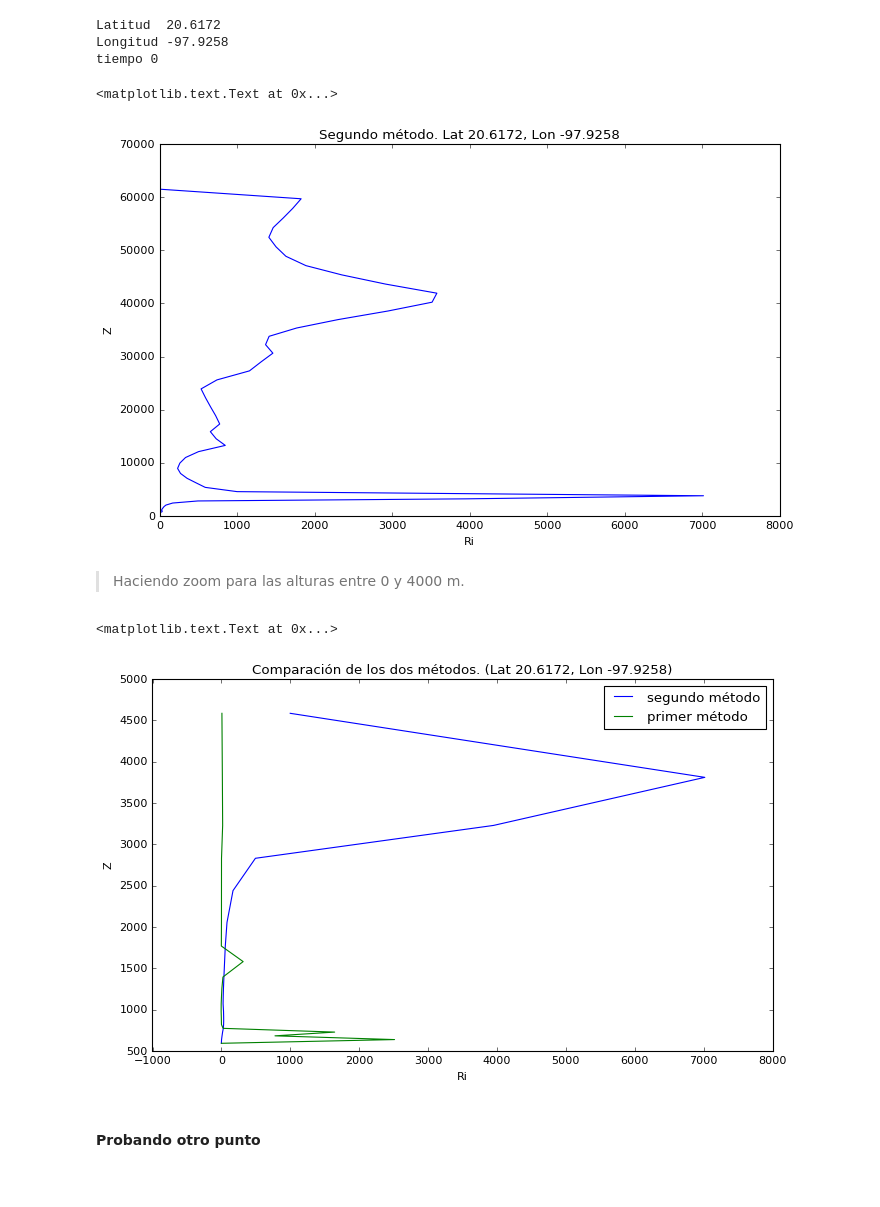
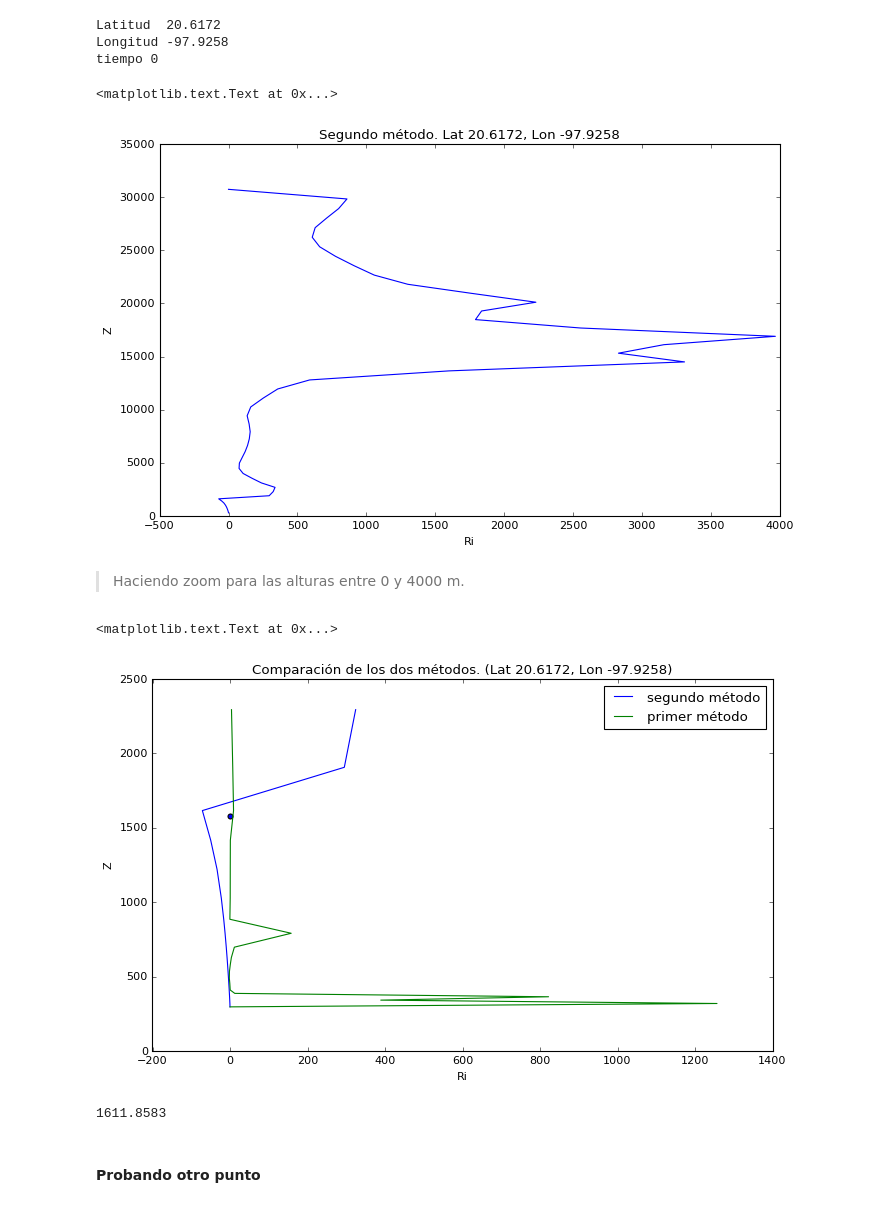
Before and after one commit to cpierard/capa_limite_WRF, a Jupyter notebook: Calculo_Richardson.ipynb, the cells around one changed output. Saved outputs shown, nothing was run; the diff lists cells and outputs as text; code cells hidden in the pictures.

```diff
--- a/Calculo_Richardson.ipynb
+++ b/Calculo_Richardson.ipynb
@@ -225,7 +231,7 @@ def compute_height(PH, PBH):
     for t in range(0, PH.shape[0]):
         for h in range(0, PH.shape[1]-1):
 
-            Z[t, h, :, :] = ((PH[t, h, :, :] + PBH[t, h, :, :]) + (PH[t, h+1, :, :] + PBH[t, h+1, :, :]))/g
+            Z[t, h, :, :] = ((PH[t, h, :, :] + PBH[t, h, :, :]) + (PH[t, h+1, :, :] + PBH[t, h+1, :, :]))/(2*g)
 
     return Z
 # %%
@@ -394,7 +400,7 @@ Antes un pequeño experimento. Quiero ver cual es la altura mínima y su evoluci
 - Para `nx = 20` y `ny = 20`:
 # %%
 plt.figure(figsize=(8,6))
-for i in range(0, 16):
+for i in range(0, 21):
     plt.plot(t_range, Z[:, i, 20, 20])
 #plt.plot(t_range, Z[:, 1, 20, 20])
 
@@ -557,7 +559,7 @@ def compute_Richardson_2(θ, Z, u, v):
 # %%
 nx = 20 # coord. x
 ny = nx #coord. y
-t = 0 #tiempo
+t = 22 #tiempo
 
 print('Latitud ', xlat[t, nx, ny])
 print('Longitud', xlong[t, nx, ny])
@@ -575,21 +577,26 @@ plt.ylabel('Z')
 plt.title('Segundo método. Lat ' + str(xlat[t, nx, ny]) + ', Lon ' + str(xlong[t, nx, ny]))
 # %% [output]
 <matplotlib.text.Text at 0x...>
-[figure, old version]
+[figure, new version]
 # %% [markdown]
 > Haciendo zoom para las alturas entre 0 y 4000 m.
 # %%
 zoom_range = range(0, 21)
 plt.figure(figsize=(10,6))
 plt.plot(Ri2[zoom_range], Z[t, zoom_range, nx, ny], label='segundo método')
 plt.plot(Ri[zoom_range], Z[t, zoom_range, nx, ny], label = 'primer método')
+plt.scatter(0.21, PBLH[t,nx,ny])
 plt.xlabel("Ri")
 plt.ylabel('Z')
 plt.legend()
 plt.title('Comparación de los dos métodos. (Lat ' + str(xlat[t, nx, ny]) + ', Lon ' + str(xlong[t, nx, ny])+ ')')
 # %% [output]
 <matplotlib.text.Text at 0x...>
-[figure, old version]
+[figure, new version]
+# %%
+PBLH[20, nx, ny]
+# %% [output]
+1611.8583
 # %% [markdown]
 #### Probando otro punto
 # %%
```
Also changed, not shown: parts of 36 cells of this notebook.
